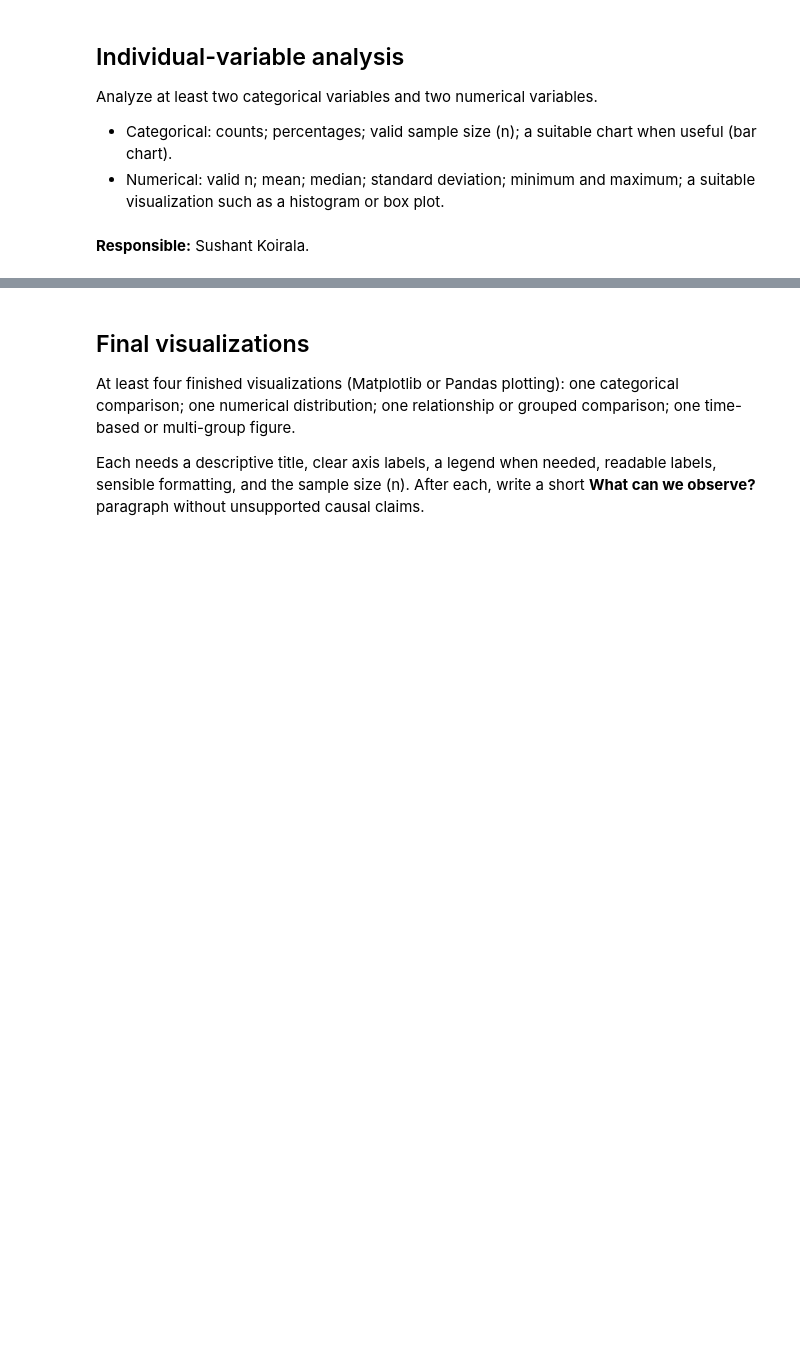
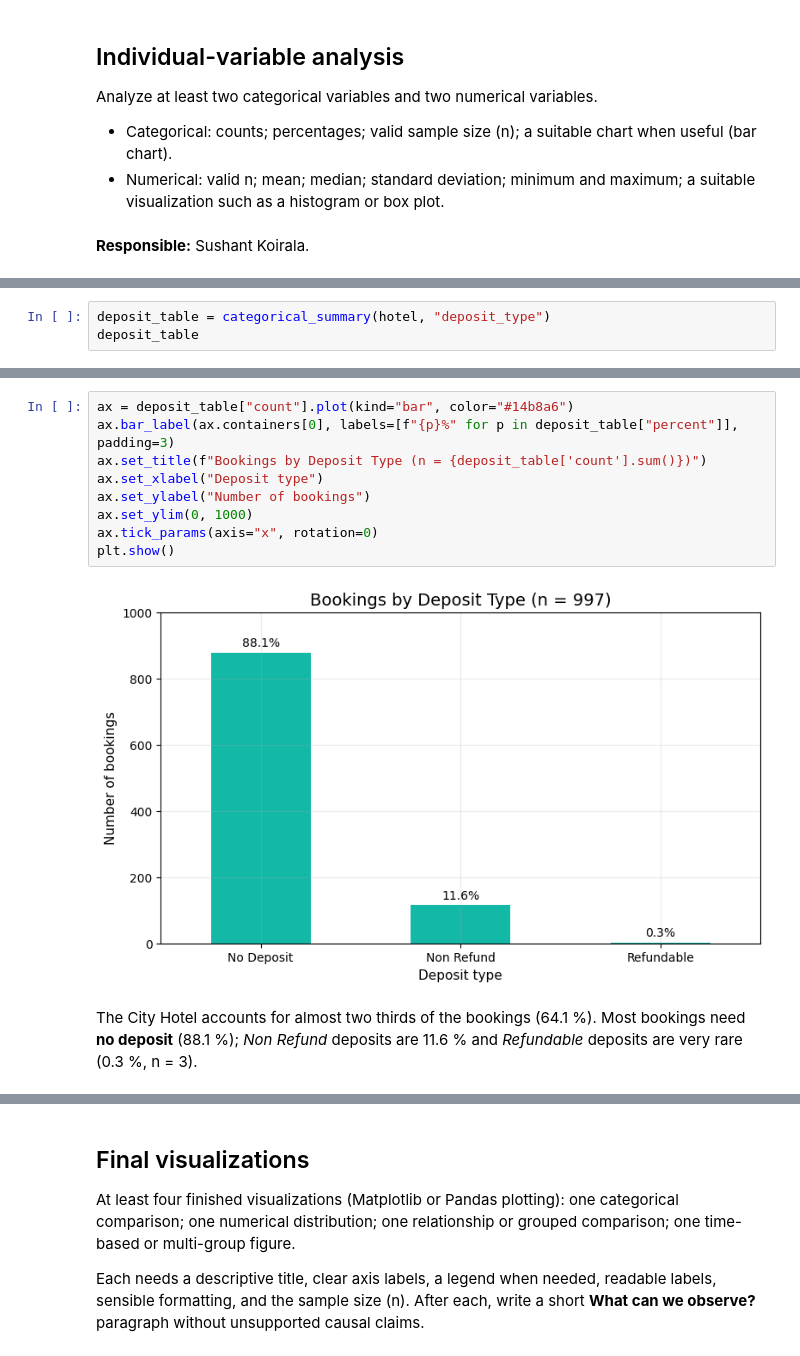
Before and after one commit to Acidburn07/hotel-booking-data-analysis, a Jupyter notebook: notebooks/work/sushant.ipynb, the cells around one changed output, grey strips where cells are left out. Saved outputs shown, nothing was run; the diff lists cells and outputs as text; blank space fills up the shorter version.

```diff
--- a/notebooks/work/sushant.ipynb
+++ b/notebooks/work/sushant.ipynb
@@ -30,0 +156,3 @@ Analyze at least two categorical variables and two numerical variables.
+# %%
+deposit_table = categorical_summary(hotel, "deposit_type")
+deposit_table
@@ -30,0 +166,13 @@ Analyze at least two categorical variables and two numerical variables.
+# %%
+ax = deposit_table["count"].plot(kind="bar", color="#14b8a6")
+ax.bar_label(ax.containers[0], labels=[f"{p}%" for p in deposit_table["percent"]], padding=3)
+ax.set_title(f"Bookings by Deposit Type (n = {deposit_table['count'].sum()})")
+ax.set_xlabel("Deposit type")
+ax.set_ylabel("Number of bookings")
+ax.set_ylim(0, 1000)
+ax.tick_params(axis="x", rotation=0)
+plt.show()
+# %% [output]
+[figure, added]
+# %% [markdown]
+The City Hotel accounts for almost two thirds of the bookings (64.1 %). Most bookings need **no deposit** (88.1 %); *Non Refund* deposits are 11.6 % and *Refundable* deposits are very rare (0.3 %, n = 3).
```
Also changed, not shown: parts of 16 cells of this notebook.
